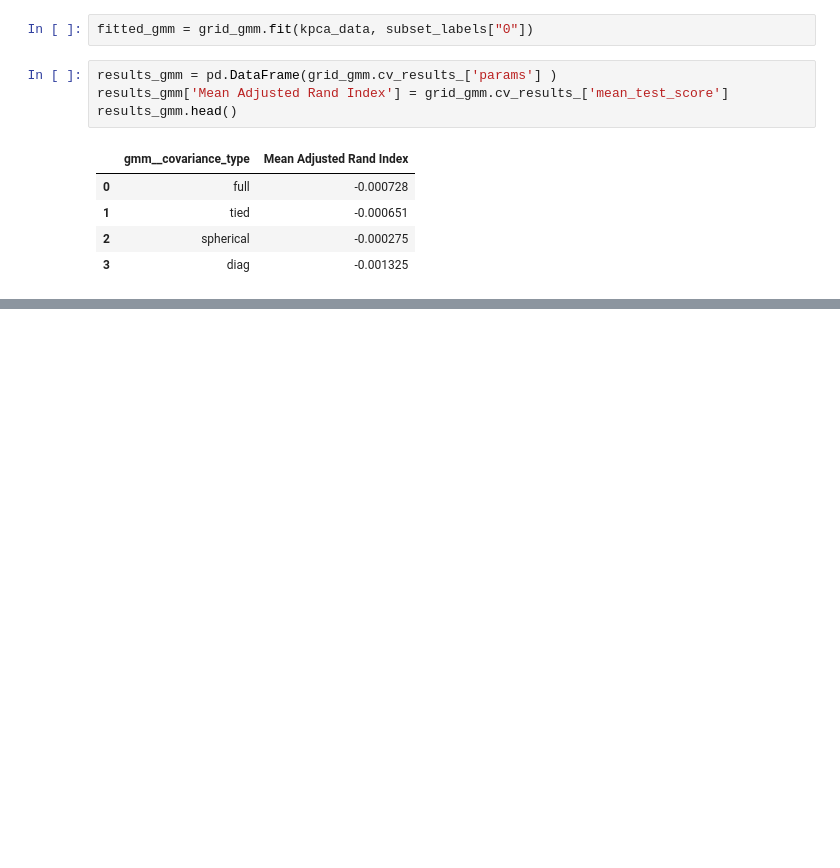
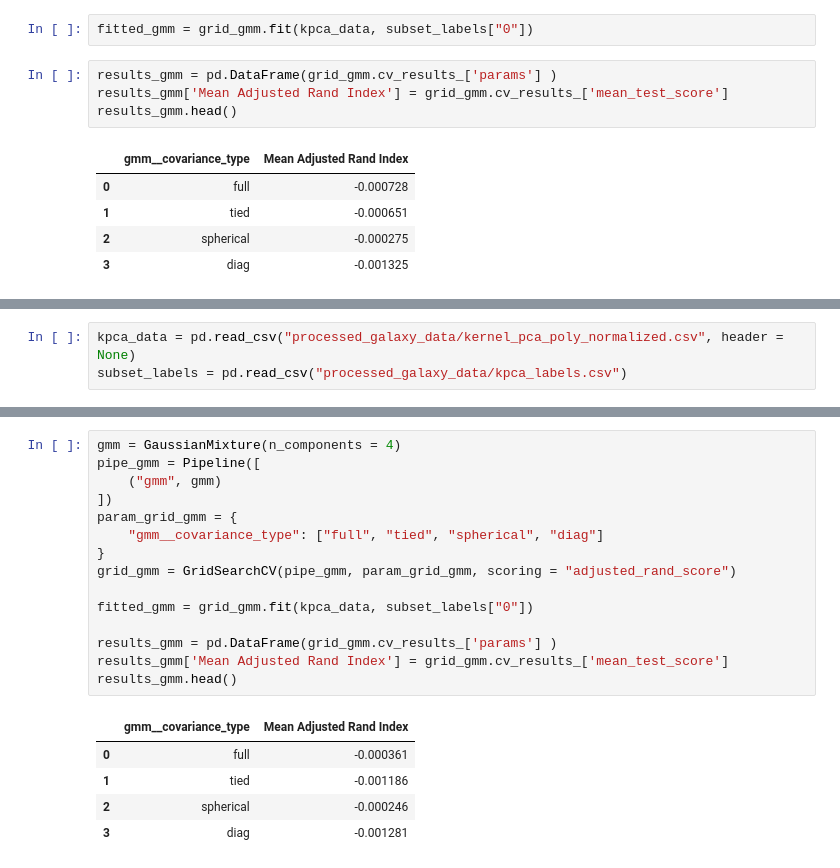
Before and after one commit to TianranBaoUCSD/COGS118_Final_Project_Group_XXX, a Jupyter notebook: KernelPCA.ipynb, the cells around one changed output, grey strips where cells are left out. Cells and saved outputs as stored; diff of their text form; blank space fills up the shorter version.

```diff
--- a/KernelPCA.ipynb
+++ b/KernelPCA.ipynb
@@ -118,0 +172,3 @@ GMMs do not perform well on kerneled data, either. Our procedures would seem to
+# %%
+kpca_data = pd.read_csv("processed_galaxy_data/kernel_pca_poly_normalized.csv", header = None)
+subset_labels = pd.read_csv("processed_galaxy_data/kpca_labels.csv")
@@ -118,0 +192,21 @@ GMMs do not perform well on kerneled data, either. Our procedures would seem to
+# %%
+gmm = GaussianMixture(n_components = 4)
+pipe_gmm = Pipeline([
+    ("gmm", gmm)
+])
+param_grid_gmm = {
+    "gmm__covariance_type": ["full", "tied", "spherical", "diag"]
+}
+grid_gmm = GridSearchCV(pipe_gmm, param_grid_gmm, scoring = "adjusted_rand_score")
+
+fitted_gmm = grid_gmm.fit(kpca_data, subset_labels["0"])
+
+results_gmm = pd.DataFrame(grid_gmm.cv_results_['params'] )
+results_gmm['Mean Adjusted Rand Index'] = grid_gmm.cv_results_['mean_test_score']
+results_gmm.head()
+# %% [output]
+|  | gmm__covariance_type | Mean Adjusted Rand Index |
+| 0 | full | -0.000361 |
+| 1 | tied | -0.001186 |
+| 2 | spherical | -0.000246 |
+| 3 | diag | -0.001281 |
```
Also changed, not shown: parts of 14 cells of this notebook.
